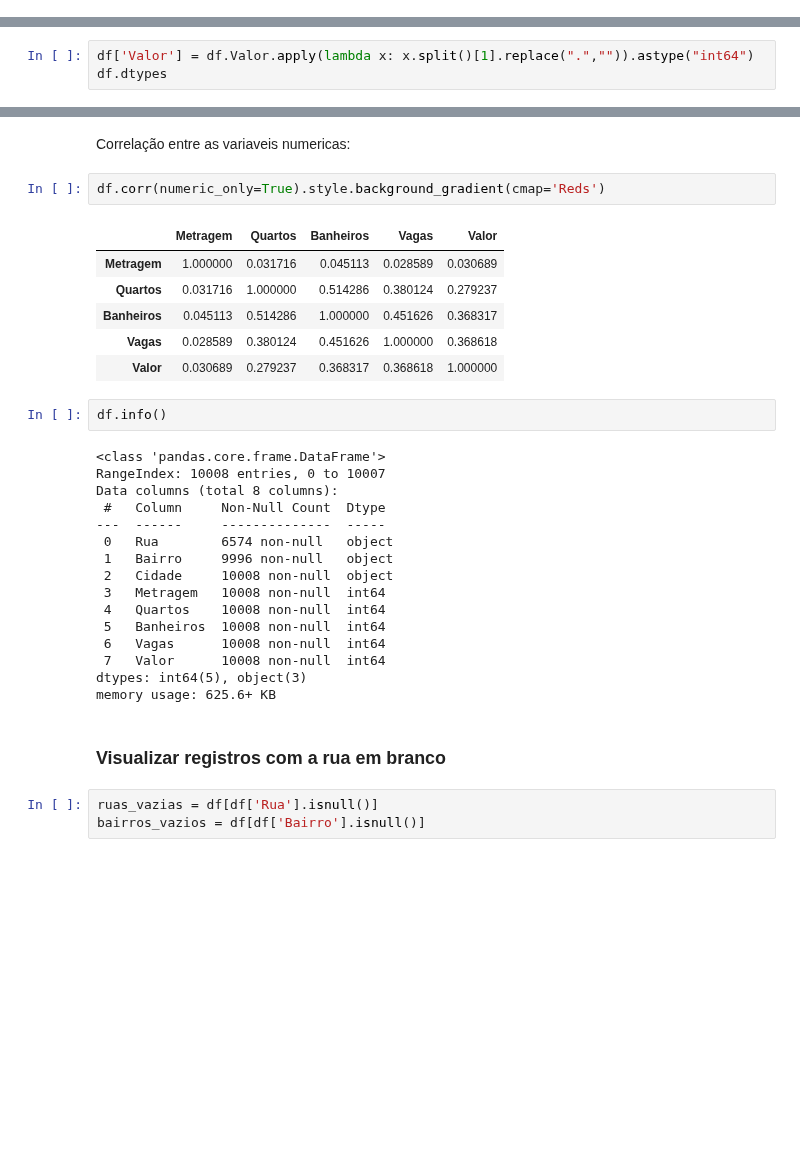
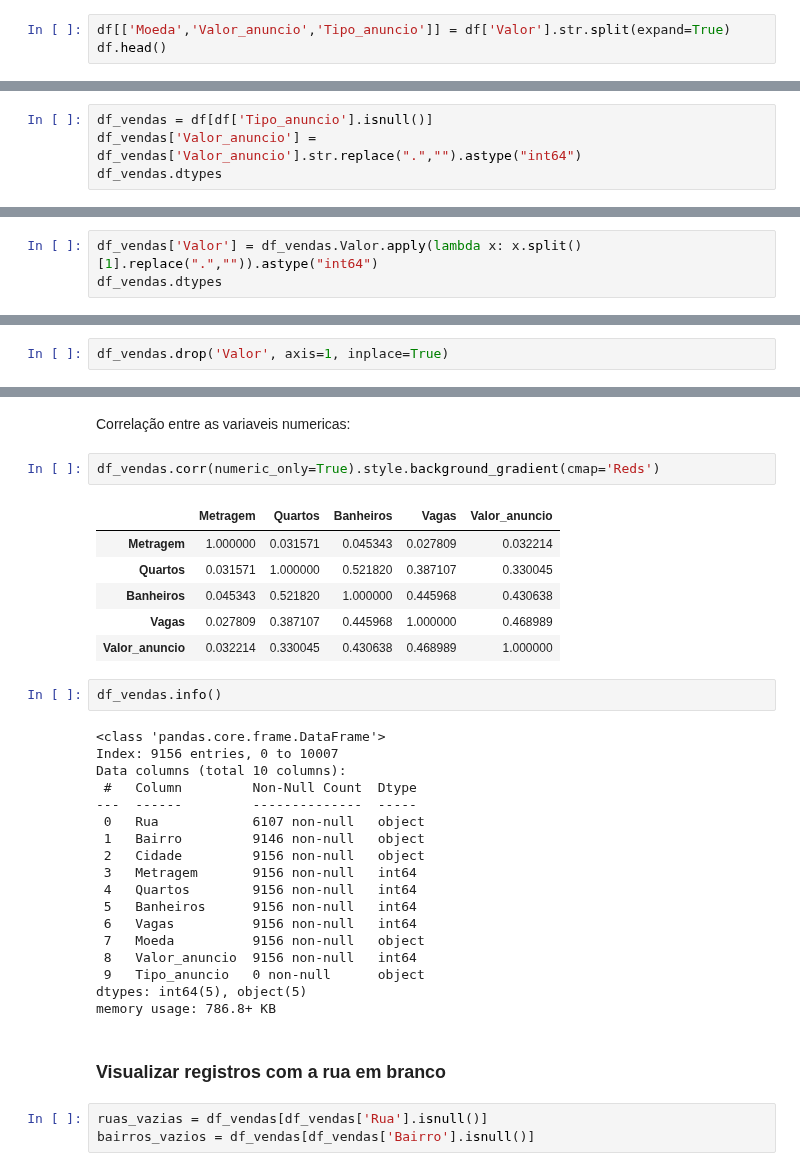
Before and after one commit to luizmoraess/Predicao-de-Precos-de-Imoveis, a Jupyter notebook: Notebooks/EDA - Analise Exploratoria dos Dados.ipynb, the cells around one changed output, grey strips where cells are left out. Drawn from its saved outputs; the diff is of its cells as text; blank space fills up the shorter version.

```diff
--- a/Notebooks/EDA - Analise Exploratoria dos Dados.ipynb
+++ b/Notebooks/EDA - Analise Exploratoria dos Dados.ipynb
@@ -31,3 +39,6 @@ dtypes: int64(4), object(4)
 memory usage: 625.6+ KB
 # %% [markdown]
 ### Ajustar o tipo de dado da variavel Valor (de object para float)
+# %%
+df[['Moeda','Valor_anuncio','Tipo_anuncio']] = df['Valor'].str.split(expand=True)
+df.head()
@@ -33,0 +56,4 @@ memory usage: 625.6+ KB
+# %%
+df_vendas = df[df['Tipo_anuncio'].isnull()]
+df_vendas['Valor_anuncio'] = df_vendas['Valor_anuncio'].str.replace(".","").astype("int64")
+df_vendas.dtypes
@@ -34,4 +78,4 @@ memory usage: 625.6+ KB
 # %%
-df['Valor'] = df.Valor.apply(lambda x: x.split()[1].replace(".","")).astype("int64")
-df.dtypes
+df_vendas['Valor'] = df_vendas.Valor.apply(lambda x: x.split()[1].replace(".","")).astype("int64")
+df_vendas.dtypes
 # %% [output]
@@ -46,0 +99,2 @@ dtype: object
+# %%
+df_vendas.drop('Valor', axis=1, inplace=True)
@@ -96,37 +155,39 @@ df.describe().round(2)
 # %% [markdown]
 Correlação entre as variaveis numericas:
 # %%
-df.corr(numeric_only=True).style.background_gradient(cmap='Reds')
+df_vendas.corr(numeric_only=True).style.background_gradient(cmap='Reds')
 # %% [output]
-|  | Metragem | Quartos | Banheiros | Vagas | Valor |
-| Metragem | 1.000000 | 0.031716 | 0.045113 | 0.028589 | 0.030689 |
-| Quartos | 0.031716 | 1.000000 | 0.514286 | 0.380124 | 0.279237 |
-| Banheiros | 0.045113 | 0.514286 | 1.000000 | 0.451626 | 0.368317 |
-| Vagas | 0.028589 | 0.380124 | 0.451626 | 1.000000 | 0.368618 |
-| Valor | 0.030689 | 0.279237 | 0.368317 | 0.368618 | 1.000000 |
+|  | Metragem | Quartos | Banheiros | Vagas | Valor_anuncio |
+| Metragem | 1.000000 | 0.031571 | 0.045343 | 0.027809 | 0.032214 |
+| Quartos | 0.031571 | 1.000000 | 0.521820 | 0.387107 | 0.330045 |
+| Banheiros | 0.045343 | 0.521820 | 1.000000 | 0.445968 | 0.430638 |
+| Vagas | 0.027809 | 0.387107 | 0.445968 | 1.000000 | 0.468989 |
+| Valor_anuncio | 0.032214 | 0.330045 | 0.430638 | 0.468989 | 1.000000 |
 # %%
-df.info()
+df_vendas.info()
 # %% [output]
 <class 'pandas.core.frame.DataFrame'>
-RangeIndex: 10008 entries, 0 to 10007
-Data columns (total 8 columns):
- #   Column     Non-Null Count  Dtype
----  ------     --------------  -----
- 0   Rua        6574 non-null   object
- 1   Bairro     9996 non-null   object
- 2   Cidade     10008 non-null  object
- 3   Metragem   10008 non-null  int64
- 4   Quartos    10008 non-null  int64
- 5   Banheiros  10008 non-null  int64
- 6   Vagas      10008 non-null  int64
- 7   Valor      10008 non-null  int64
-dtypes: int64(5), object(3)
-memory usage: 625.6+ KB
+Index: 9156 entries, 0 to 10007
+Data columns (total 10 columns):
+ #   Column         Non-Null Count  Dtype
+---  ------         --------------  -----
+ 0   Rua            6107 non-null   object
+ 1   Bairro         9146 non-null   object
+ 2   Cidade         9156 non-null   object
+ 3   Metragem       9156 non-null   int64
+ 4   Quartos        9156 non-null   int64
+ 5   Banheiros      9156 non-null   int64
+ 6   Vagas          9156 non-null   int64
+ 7   Moeda          9156 non-null   object
+ 8   Valor_anuncio  9156 non-null   int64
+ 9   Tipo_anuncio   0 non-null      object
+dtypes: int64(5), object(5)
+memory usage: 786.8+ KB
 # %% [markdown]
 ### Visualizar registros com a rua em branco
 # %%
-ruas_vazias = df[df['Rua'].isnull()]
-bairros_vazios = df[df['Bairro'].isnull()]
+ruas_vazias = df_vendas[df_vendas['Rua'].isnull()]
+bairros_vazios = df_vendas[df_vendas['Bairro'].isnull()]
 # %%
 ruas_vazias
 # %% [output]
```
Also changed, not shown: parts of 22 cells of this notebook.
